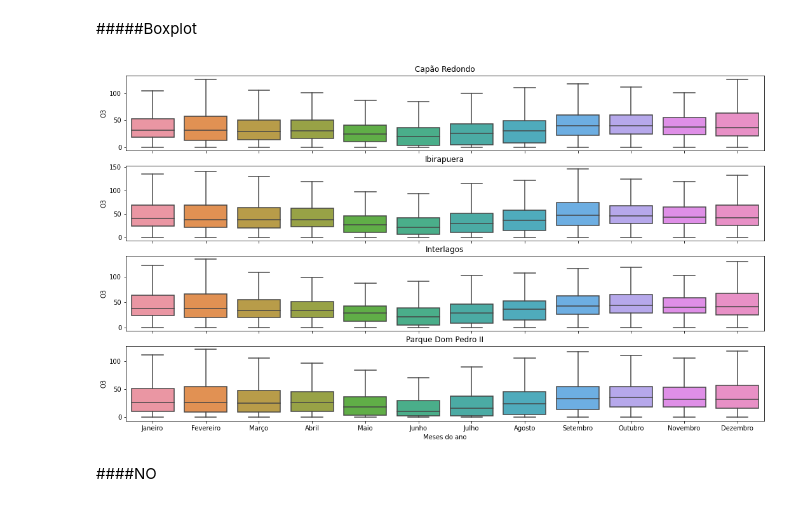
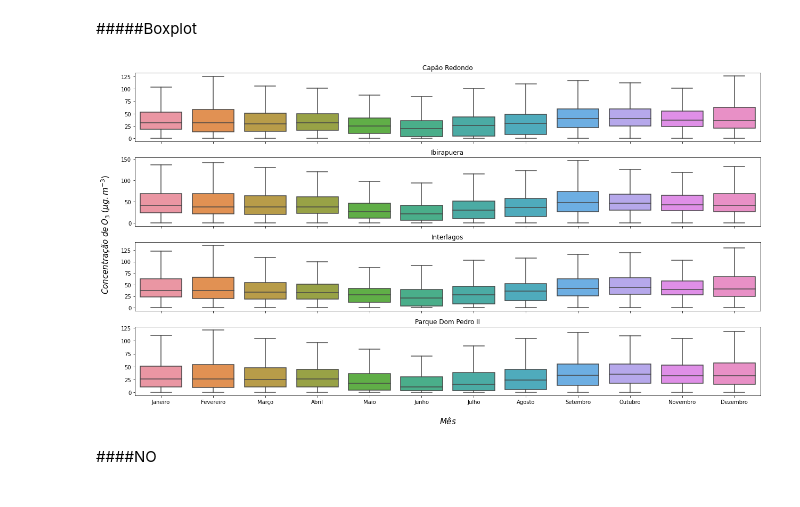
Before and after one commit to antoniogss/air_quality, a Jupyter notebook: graphs_cetesb.ipynb, the cells around one changed output. Drawn from its saved outputs; the diff is of its cells as text; code cells hidden in the pictures.

```diff
--- a/graphs_cetesb.ipynb
+++ b/graphs_cetesb.ipynb
@@ -1516,6 +1561,7 @@ plt.show()
 # %% [markdown]
 #####Boxplot
 # %%
+#@title
 fig, axes = plt.subplots(4, 1, figsize=(18, 10))
 
 # fig.suptitle('Pokemon Stats by Generation')
@@ -1530,41 +1576,67 @@ g1 = sns.boxplot(ax=axes[0],
 g1.set(xticklabels=[])  # remove the tick labels
 g1.set(title='Capão Redondo')  # add a title
 g1.set(xlabel=None)  # remove the axis label
+g1.set(ylabel=None)
 
 g2 = sns.boxplot(ax=axes[1],
             data=df.loc[df.estacao == 'Ibirapuera'],
             x='mes', y='O3',
             showfliers = False,
             order = month
             )
 
 g2.set(xticklabels=[])
 g2.set(title='Ibirapuera')
 g2.set(xlabel=None)
+g2.set(ylabel=None)
 
 g3 = sns.boxplot(ax=axes[2],
             data=df.loc[df.estacao == 'Interlagos'],
             x='mes', y='O3',
             showfliers = False,
             order = month
             )
 
 g3.set(xticklabels=[])
 g3.set(title='Interlagos')
 g3.set(xlabel=None)
+g3.set(ylabel=None)
 
 g4 = sns.boxplot(ax=axes[3],
             data=df.loc[df.estacao == 'Parque Dom Pedro II'],
             x='mes', y='O3',
             showfliers = False,
             order = month
             )
 
 # g4.set(xticklabels=[])
 g4.set(title='Parque Dom Pedro II')
-g4.set(xlabel='Meses do ano');
+g4.set(xlabel=None)
+g4.set(ylabel=None)
+
+fig.add_subplot(111, frameon=False)
+plt.tick_params(labelcolor='none',
+                which='both',
+                top=False,
+                bottom=False,
+                left=False,
+                right=False)
+
+plt.xlabel("\n$Mês$",fontsize=15)
+plt.ylabel("$Concentração\;de\;O_{3}\;(µg.m^{-3})\;$\n",fontsize=15)
+
+plt.tight_layout()
+
+plt.savefig(
+              dir + 'o3_boxplot_meses_do_ano.png',
+              transparent = True,
+              bbox_inches = 'tight',
+              dpi = 500
+            )
+
+plt.show()
 # %% [output]
-[figure, old version]
+[figure, new version]
 # %% [markdown]
 ####NO
 # %%
```
Also changed, not shown: parts of 13 cells of this notebook.
